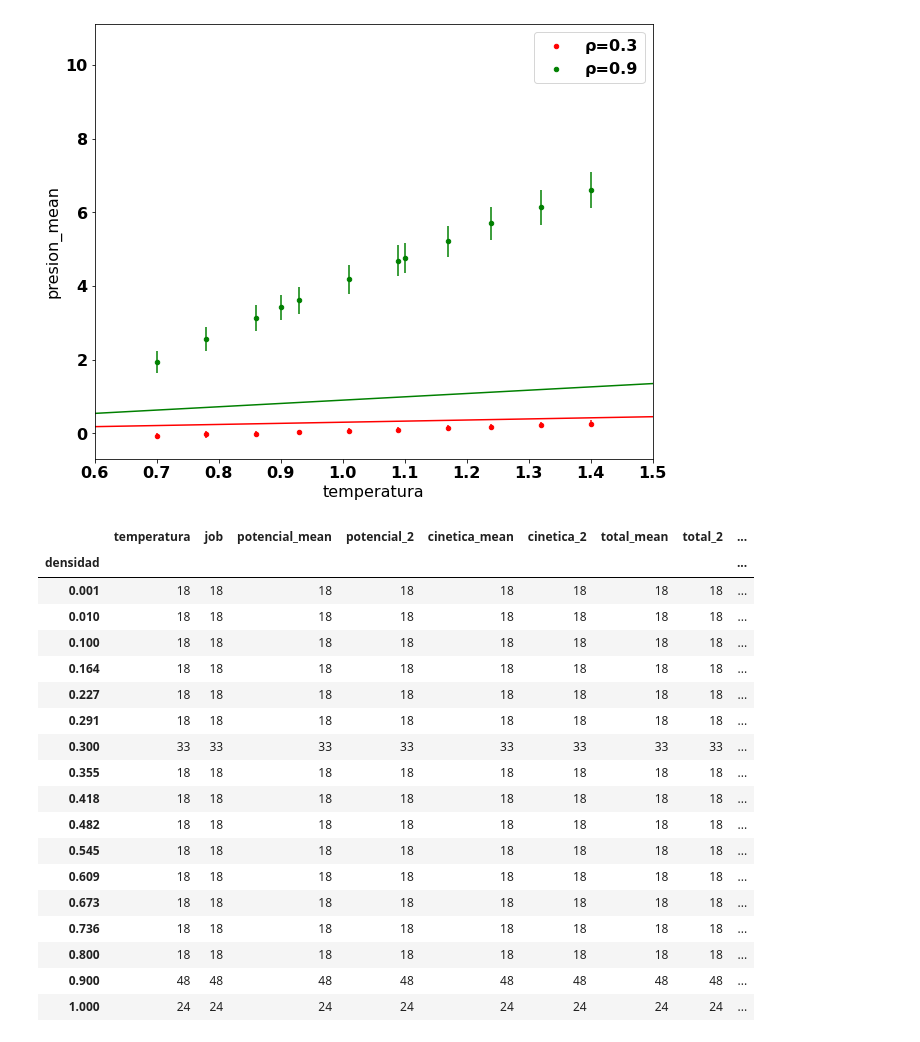
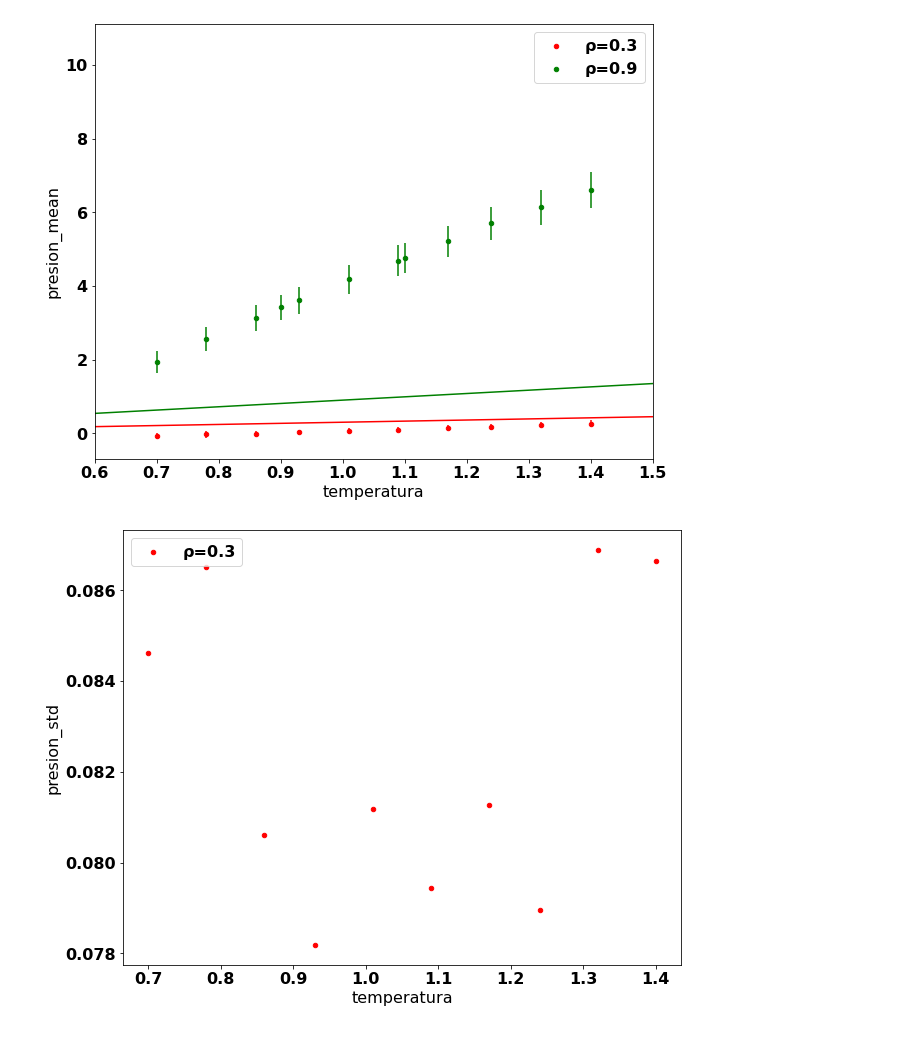
Before and after one commit to sstandre/dinamica_molecular, a Jupyter notebook: analisis.ipynb, the cells around one changed output. Drawn from its saved outputs; the diff is of its cells as text; code cells hidden in the pictures.

```diff
--- a/analisis.ipynb
+++ b/analisis.ipynb
@@ -98,25 +100,18 @@ ax.set_xlim(x)
 # %% [output]
 (0.6, 1.5)
 [figure]
-# %%
-data_raw[(data_raw['densidad']== 1.0) & (data_raw['temperatura']==1.10)]
-# %% [output]
-|  | temperatura | job | potencial_mean | potencial_2 | cinetica_mean | cinetica_2 | total_mean | total_2 | ... |
-| densidad |  |  |  |  |  |  |  |  | ... |
-| 0.001 | 18 | 18 | 18 | 18 | 18 | 18 | 18 | 18 | ... |
-| 0.010 | 18 | 18 | 18 | 18 | 18 | 18 | 18 | 18 | ... |
-| 0.100 | 18 | 18 | 18 | 18 | 18 | 18 | 18 | 18 | ... |
-| 0.164 | 18 | 18 | 18 | 18 | 18 | 18 | 18 | 18 | ... |
-| 0.227 | 18 | 18 | 18 | 18 | 18 | 18 | 18 | 18 | ... |
-| 0.291 | 18 | 18 | 18 | 18 | 18 | 18 | 18 | 18 | ... |
-| 0.300 | 33 | 33 | 33 | 33 | 33 | 33 | 33 | 33 | ... |
-| 0.355 | 18 | 18 | 18 | 18 | 18 | 18 | 18 | 18 | ... |
-| 0.418 | 18 | 18 | 18 | 18 | 18 | 18 | 18 | 18 | ... |
-| 0.482 | 18 | 18 | 18 | 18 | 18 | 18 | 18 | 18 | ... |
-| 0.545 | 18 | 18 | 18 | 18 | 18 | 18 | 18 | 18 | ... |
-| 0.609 | 18 | 18 | 18 | 18 | 18 | 18 | 18 | 18 | ... |
-| 0.673 | 18 | 18 | 18 | 18 | 18 | 18 | 18 | 18 | ... |
-| 0.736 | 18 | 18 | 18 | 18 | 18 | 18 | 18 | 18 | ... |
-| 0.800 | 18 | 18 | 18 | 18 | 18 | 18 | 18 | 18 | ... |
-| 0.900 | 48 | 48 | 48 | 48 | 48 | 48 | 48 | 48 | ... |
-| 1.000 | 24 | 24 | 24 | 24 | 24 | 24 | 24 | 24 | ... |
+# %%
+fig, ax = plt.subplots()
+
+denss = [0.3, 0.9]
+colors = 'rgb'
+
+
+for dens, color in zip(denss, colors): #data['temperatura'].unique():
+    data3 = data[data['densidad']==dens]
+    data3.plot(
+        'temperatura', 'presion_std', color=color,
+        kind='scatter', label=f'ρ={dens}', ax=ax
+        )
+# %% [output]
+[figure, added]
```
Also changed, not shown: parts of 1 cell of this notebook, 9 other files.
